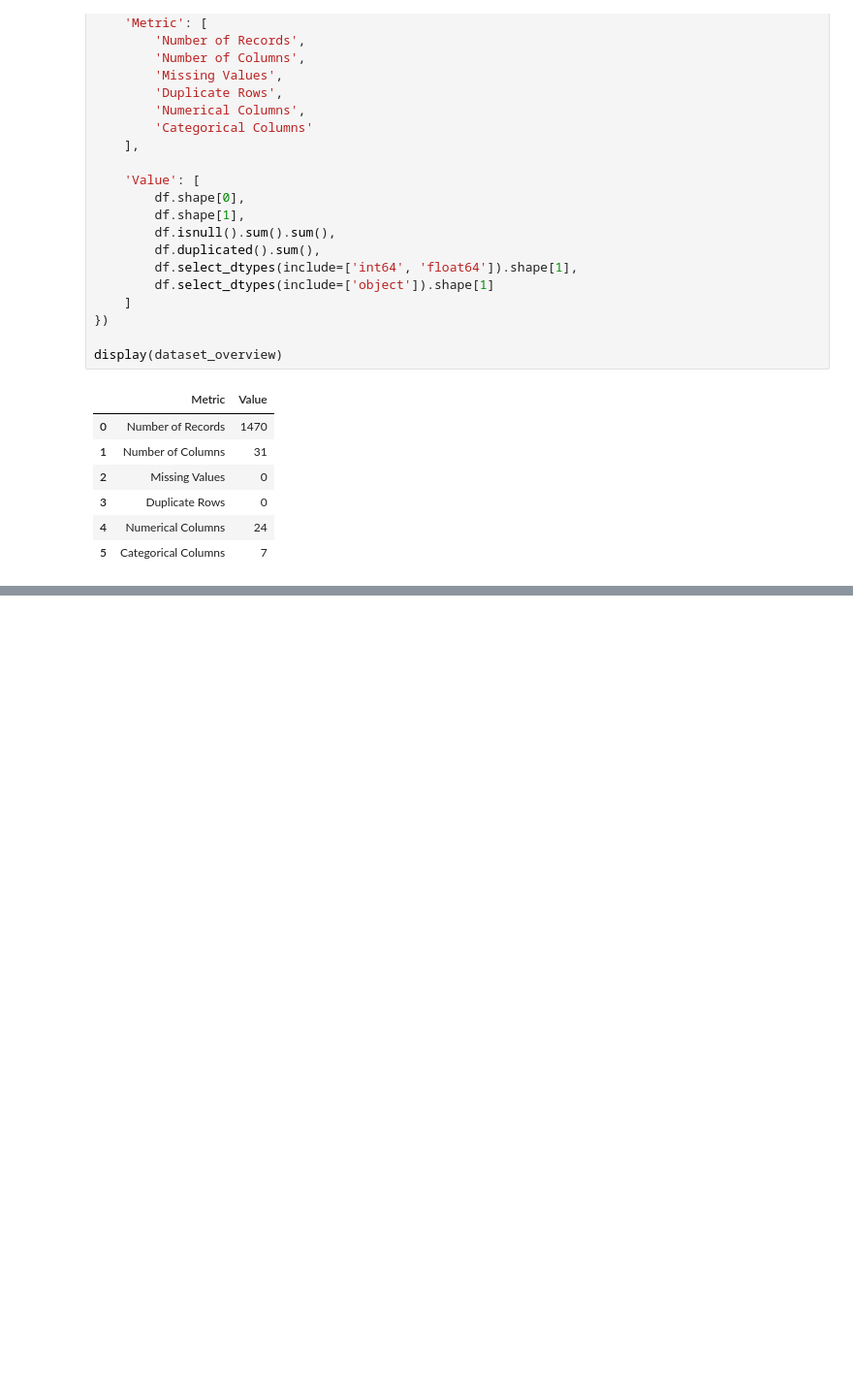
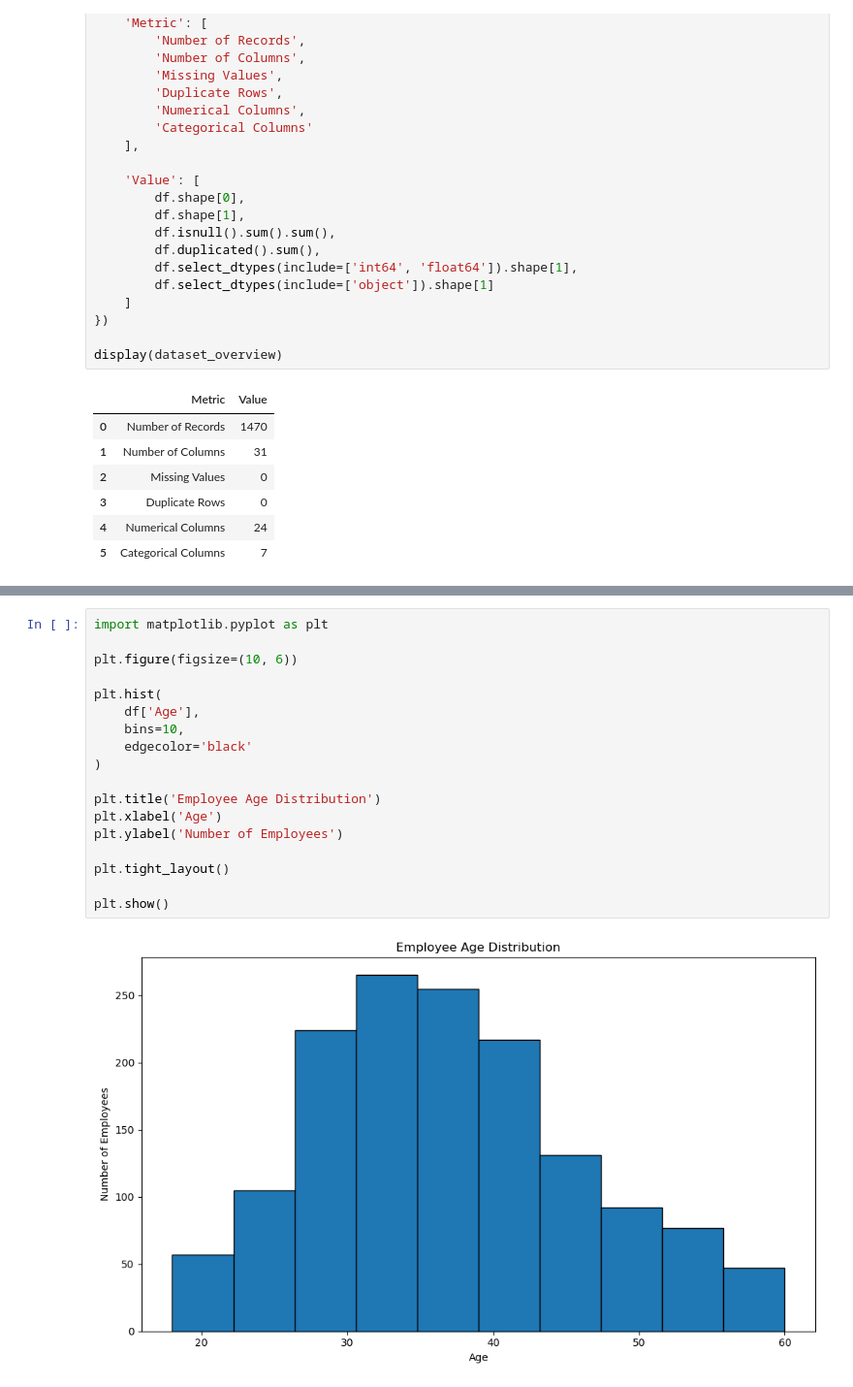
Before and after one commit to mananipratik/i_project, a Jupyter notebook: nb/3_eda.ipynb, the cells around one changed output, grey strips where cells are left out. Shown at 97% size. Saved outputs shown, nothing was run; the diff lists cells and outputs as text; blank space fills up the shorter version.

```diff
--- a/nb/3_eda.ipynb
+++ b/nb/3_eda.ipynb
@@ -179,0 +194,20 @@ display(dataset_overview)
+# %%
+import matplotlib.pyplot as plt
+
+plt.figure(figsize=(10, 6))
+
+plt.hist(
+    df['Age'],
+    bins=10,
+    edgecolor='black'
+)
+
+plt.title('Employee Age Distribution')
+plt.xlabel('Age')
+plt.ylabel('Number of Employees')
+
+plt.tight_layout()
+
+plt.show()
+# %% [output]
+[figure, added]
```
Also changed, not shown: parts of 41 cells of this notebook, 13 other files.
